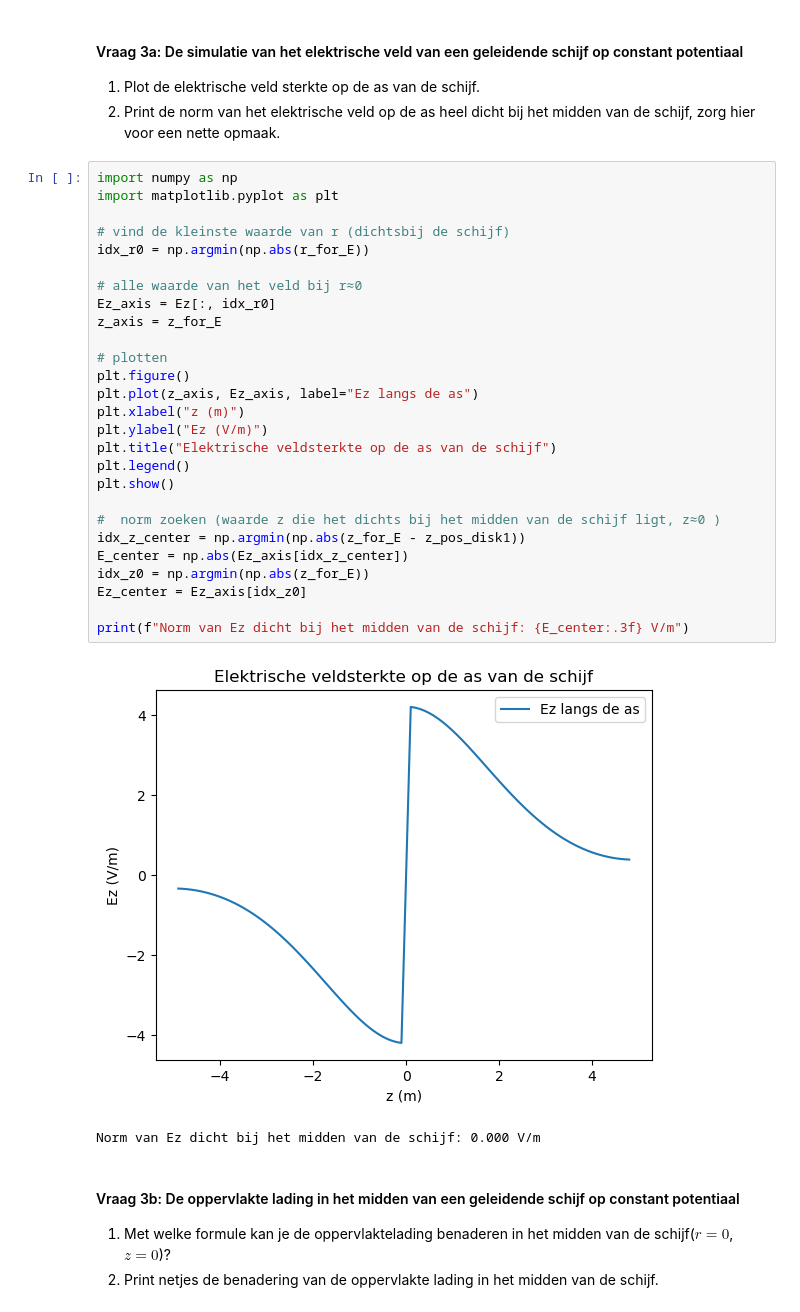
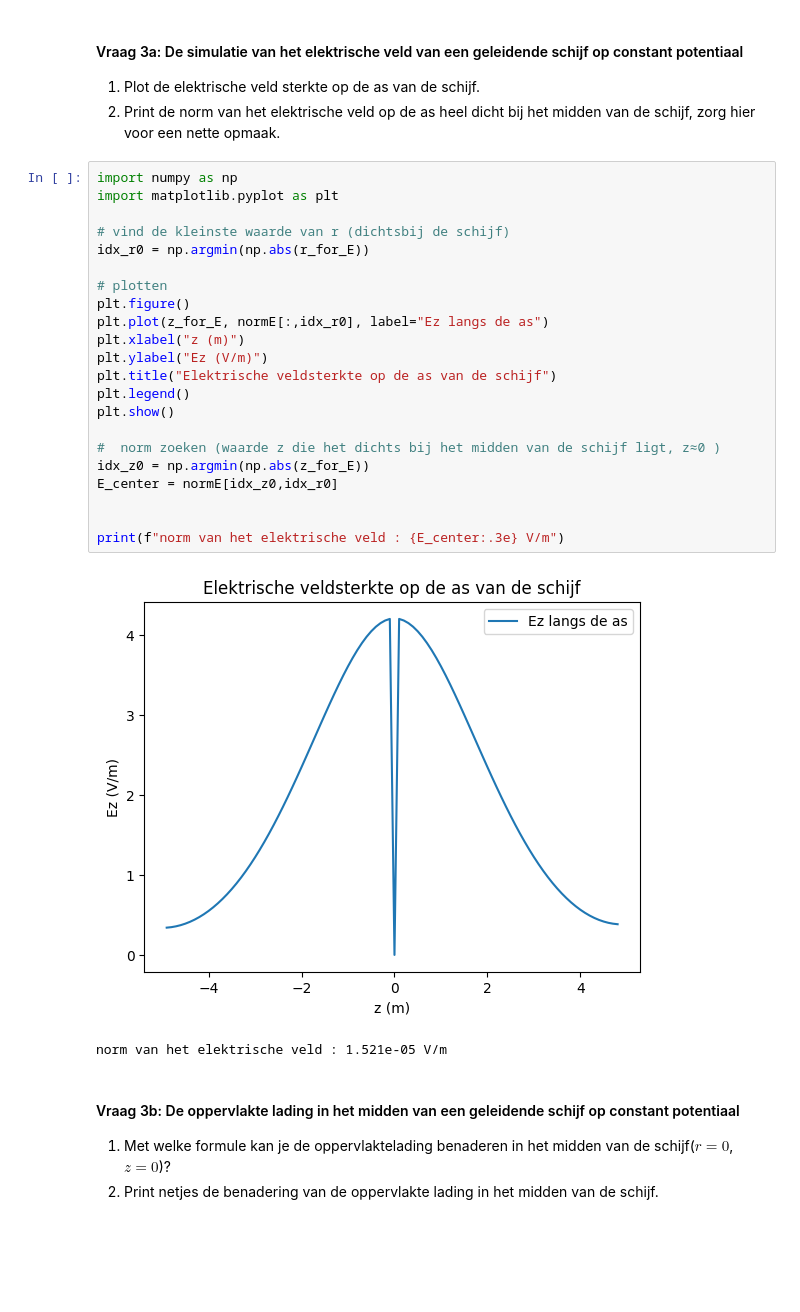
Before and after one commit to sralmulder-hash/opdrachten-DEF-D, a Jupyter notebook: DigitaleOntwerpopdrachten/1CondensatorOpdracht/CondensatorOntwerpopdracht.ipynb, the cells around one changed output. Cells and saved outputs as stored; diff of their text form; blank space fills up the shorter version.

```diff
--- a/DigitaleOntwerpopdrachten/1CondensatorOpdracht/CondensatorOntwerpopdracht.ipynb
+++ b/DigitaleOntwerpopdrachten/1CondensatorOpdracht/CondensatorOntwerpopdracht.ipynb
@@ -439,33 +439,28 @@ plot_results_disk(Ez, Er, normE, V, r, z, grid_step, disk_radius, z_pos_disk1, z
 # %%
 import numpy as np
 import matplotlib.pyplot as plt
 
 # vind de kleinste waarde van r (dichtsbij de schijf)
 idx_r0 = np.argmin(np.abs(r_for_E))
 
-# alle waarde van het veld bij r≈0
-Ez_axis = Ez[:, idx_r0]
-z_axis = z_for_E
-
 # plotten
 plt.figure()
-plt.plot(z_axis, Ez_axis, label="Ez langs de as")
+plt.plot(z_for_E, normE[:,idx_r0], label="Ez langs de as")
 plt.xlabel("z (m)")
 plt.ylabel("Ez (V/m)")
 plt.title("Elektrische veldsterkte op de as van de schijf")
 plt.legend()
 plt.show()
 
 #  norm zoeken (waarde z die het dichts bij het midden van de schijf ligt, z≈0 )
-idx_z_center = np.argmin(np.abs(z_for_E - z_pos_disk1))
-E_center = np.abs(Ez_axis[idx_z_center])
 idx_z0 = np.argmin(np.abs(z_for_E))
-Ez_center = Ez_axis[idx_z0]
+E_center = normE[idx_z0,idx_r0]
 
-print(f"Norm van Ez dicht bij het midden van de schijf: {E_center:.3f} V/m")
+
+print(f"norm van het elektrische veld : {E_center:.3e} V/m")
 # %% [output]
-[figure, old version]
+[figure, new version]
-Norm van Ez dicht bij het midden van de schijf: 0.000 V/m
+norm van het elektrische veld : 1.521e-05 V/m
 # %% [markdown]
 #### Vraag 3b: De oppervlakte lading in het midden van een geleidende schijf op constant potentiaal
 
```
Also changed, not shown: parts of 12 cells of this notebook, 2 other files.
